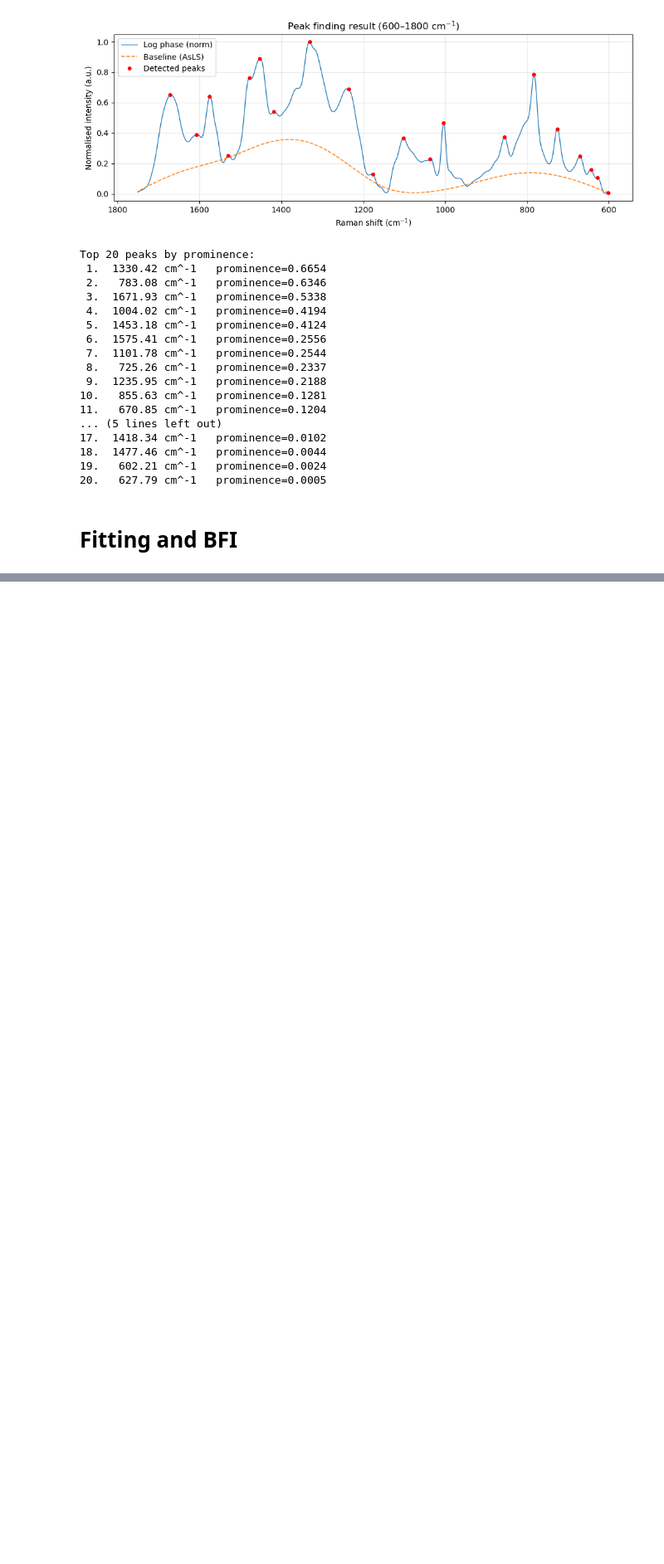
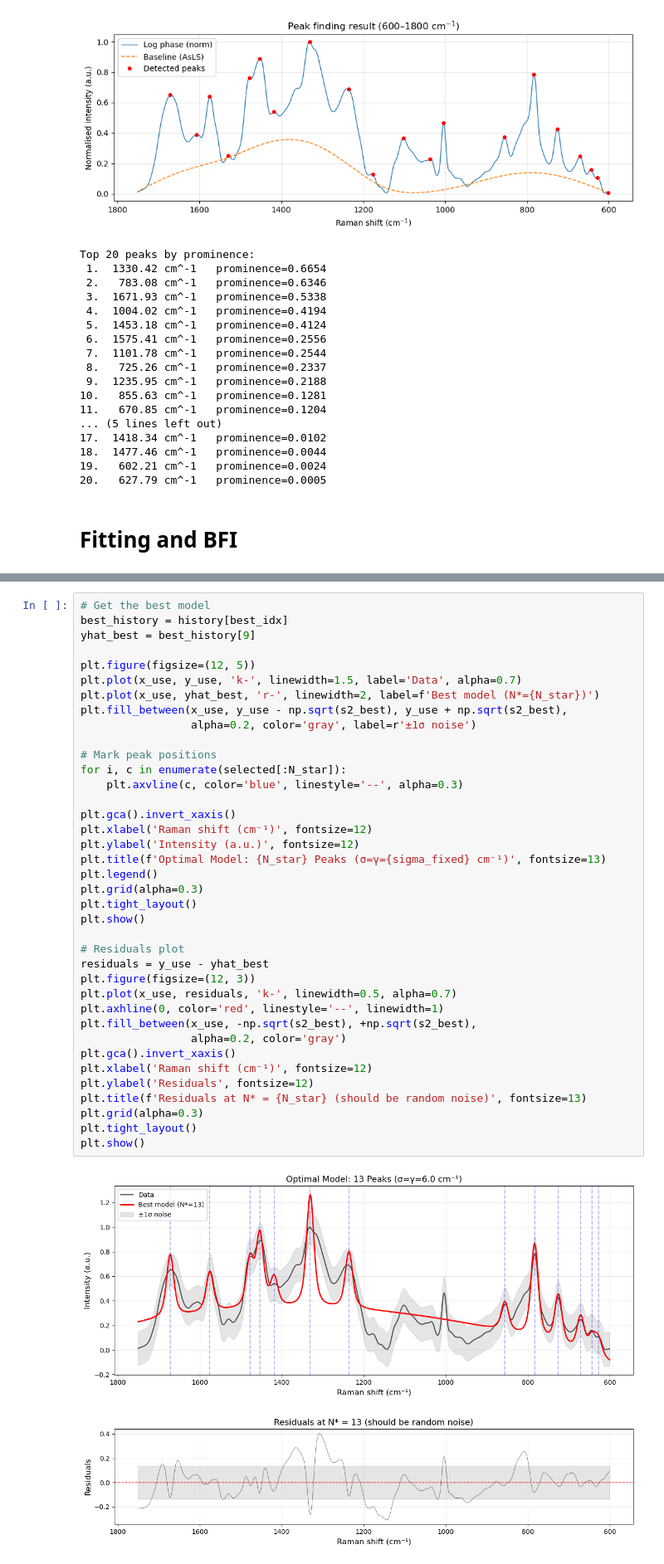
Before and after one commit to HaroonParvez/Using-Bayesian-Model-Selection-to-Analyse-Raman-Spectroscopic-Data, a Jupyter notebook: FinalProject.ipynb, the cells around one changed output, grey strips where cells are left out. Shown at 83% size. Cells and saved outputs as stored; diff of their text form; blank space fills up the shorter version.

```diff
--- a/FinalProject.ipynb
+++ b/FinalProject.ipynb
@@ -501,0 +562,41 @@ Argmax along curve:
+# %%
+# Get the best model
+best_history = history[best_idx]
+yhat_best = best_history[9]
+
+plt.figure(figsize=(12, 5))
+plt.plot(x_use, y_use, 'k-', linewidth=1.5, label='Data', alpha=0.7)
+plt.plot(x_use, yhat_best, 'r-', linewidth=2, label=f'Best model (N*={N_star})')
+plt.fill_between(x_use, y_use - np.sqrt(s2_best), y_use + np.sqrt(s2_best),
+                 alpha=0.2, color='gray', label=r'±1σ noise')
+
+# Mark peak positions
+for i, c in enumerate(selected[:N_star]):
+    plt.axvline(c, color='blue', linestyle='--', alpha=0.3)
+
+plt.gca().invert_xaxis()
+plt.xlabel('Raman shift (cm⁻¹)', fontsize=12)
+plt.ylabel('Intensity (a.u.)', fontsize=12)
+plt.title(f'Optimal Model: {N_star} Peaks (σ=γ={sigma_fixed} cm⁻¹)', fontsize=13)
+plt.legend()
+plt.grid(alpha=0.3)
+plt.tight_layout()
+plt.show()
+
+# Residuals plot
+residuals = y_use - yhat_best
+plt.figure(figsize=(12, 3))
+plt.plot(x_use, residuals, 'k-', linewidth=0.5, alpha=0.7)
+plt.axhline(0, color='red', linestyle='--', linewidth=1)
+plt.fill_between(x_use, -np.sqrt(s2_best), +np.sqrt(s2_best),
+                 alpha=0.2, color='gray')
+plt.gca().invert_xaxis()
+plt.xlabel('Raman shift (cm⁻¹)', fontsize=12)
+plt.ylabel('Residuals', fontsize=12)
+plt.title(f'Residuals at N* = {N_star} (should be random noise)', fontsize=13)
+plt.grid(alpha=0.3)
+plt.tight_layout()
+plt.show()
+# %% [output]
+[figure, added]
+[figure, added]
```
Also changed, not shown: parts of 10 cells of this notebook.
